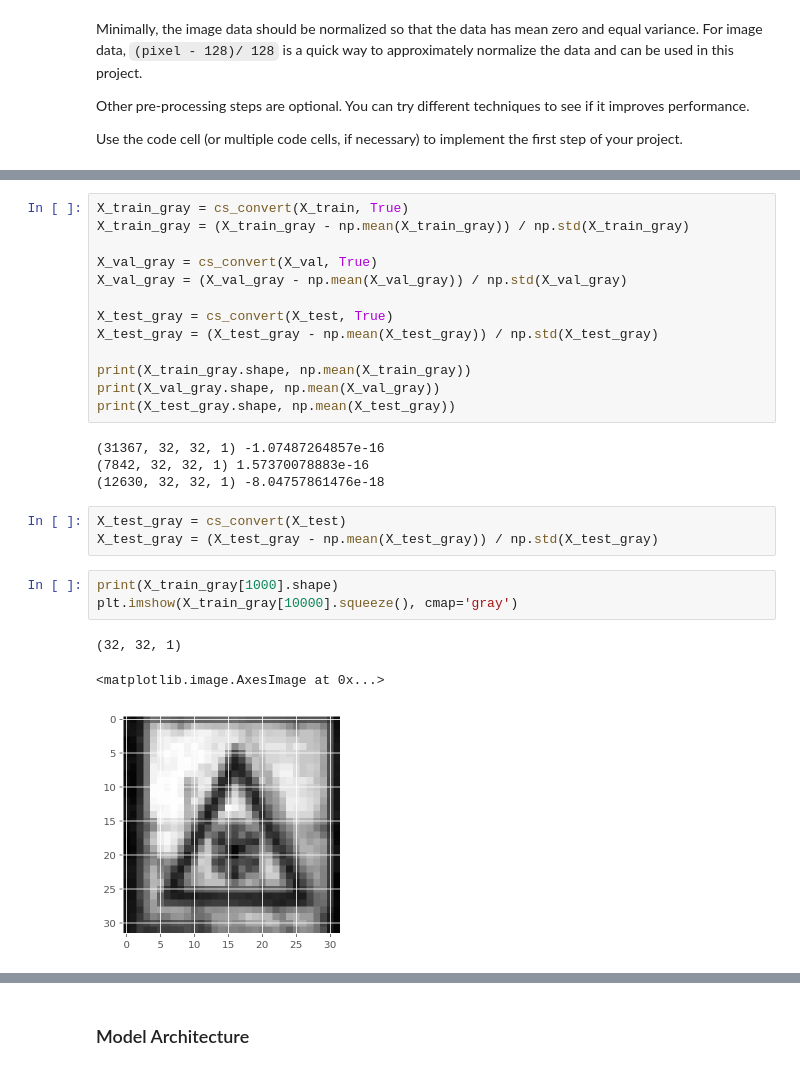
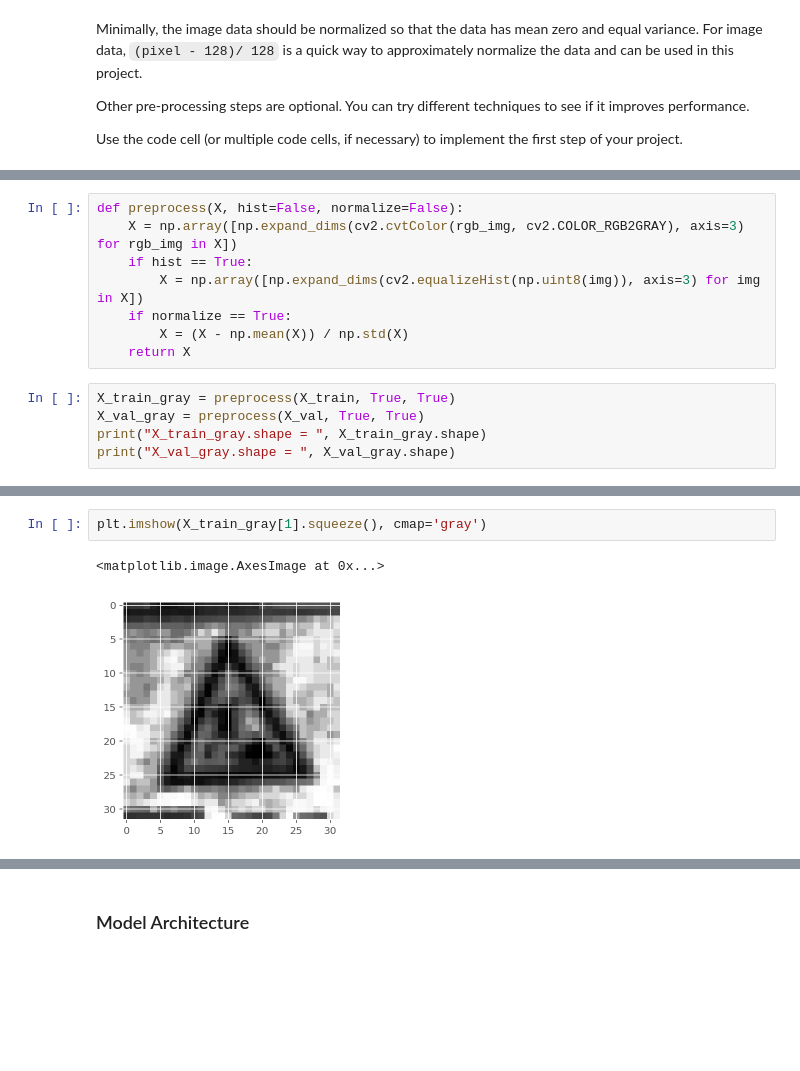
Before and after one commit to mike9251/SDC, a Jupyter notebook: CarND-Traffic-Sign-Classifier-Project-master/Traffic_Sign_Classifier.ipynb, the cells around one changed output, grey strips where cells are left out. Drawn from its saved outputs; the diff is of its cells as text; blank space fills up the shorter version.

```diff
--- a/CarND-Traffic-Sign-Classifier-Project-master/Traffic_Sign_Classifier.ipynb
+++ b/CarND-Traffic-Sign-Classifier-Project-master/Traffic_Sign_Classifier.ipynb
@@ -327,0 +312,13 @@ X_val_norm = (X_val - 128) / 128
+# %%
+def preprocess(X, hist=False, normalize=False):
+    X = np.array([np.expand_dims(cv2.cvtColor(rgb_img, cv2.COLOR_RGB2GRAY), axis=3) for rgb_img in X])
+    if hist == True:
+        X = np.array([np.expand_dims(cv2.equalizeHist(np.uint8(img)), axis=3) for img in X])
+    if normalize == True:
+        X = (X - np.mean(X)) / np.std(X)
+    return X
+# %%
+X_train_gray = preprocess(X_train, True, True)
+X_val_gray = preprocess(X_val, True, True)
+print("X_train_gray.shape = ", X_train_gray.shape)
+print("X_val_gray.shape = ", X_val_gray.shape)
@@ -338,30 +338,8 @@ def cs_convert(X, hist=False):
-# %%
-X_train_gray = cs_convert(X_train, True)
-X_train_gray = (X_train_gray - np.mean(X_train_gray)) / np.std(X_train_gray)
-
-X_val_gray = cs_convert(X_val, True)
-X_val_gray = (X_val_gray - np.mean(X_val_gray)) / np.std(X_val_gray)
-
-X_test_gray = cs_convert(X_test, True)
-X_test_gray = (X_test_gray - np.mean(X_test_gray)) / np.std(X_test_gray)
-
-print(X_train_gray.shape, np.mean(X_train_gray))
-print(X_val_gray.shape, np.mean(X_val_gray))
-print(X_test_gray.shape, np.mean(X_test_gray))
-# %% [output]
-(31367, 32, 32, 1) -1.07487264857e-16
-(7842, 32, 32, 1) 1.57370078883e-16
-(12630, 32, 32, 1) -8.04757861476e-18
-# %%
-X_test_gray = cs_convert(X_test)
-X_test_gray = (X_test_gray - np.mean(X_test_gray)) / np.std(X_test_gray)
 # %%
-print(X_train_gray[1000].shape)
-plt.imshow(X_train_gray[10000].squeeze(), cmap='gray')
+plt.imshow(X_train_gray[1].squeeze(), cmap='gray')
 # %% [output]
-(32, 32, 1)
+<matplotlib.image.AxesImage at 0x...>
-<matplotlib.image.AxesImage at 0x...>
-[figure, old version]
+[figure, new version]
 # %%
 from keras.preprocessing.image import ImageDataGenerator
 
```
Also changed, not shown: parts of 39 cells of this notebook.
